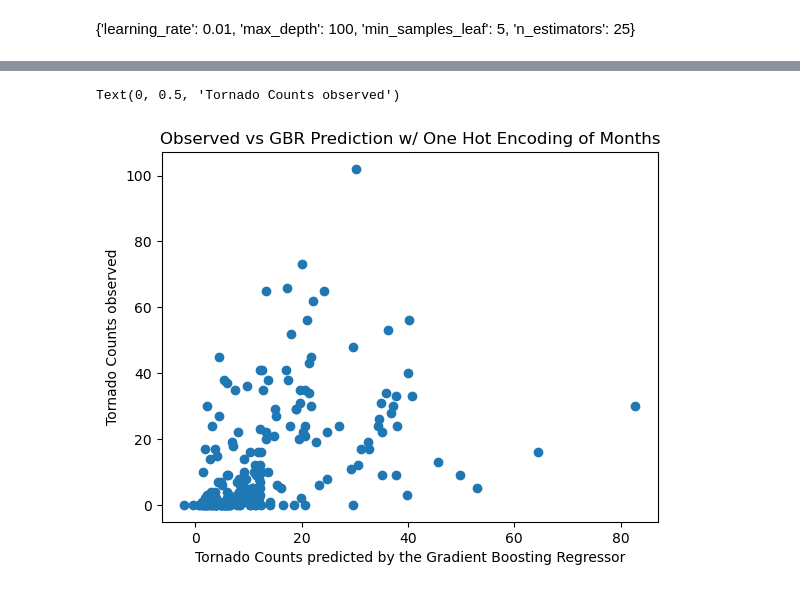
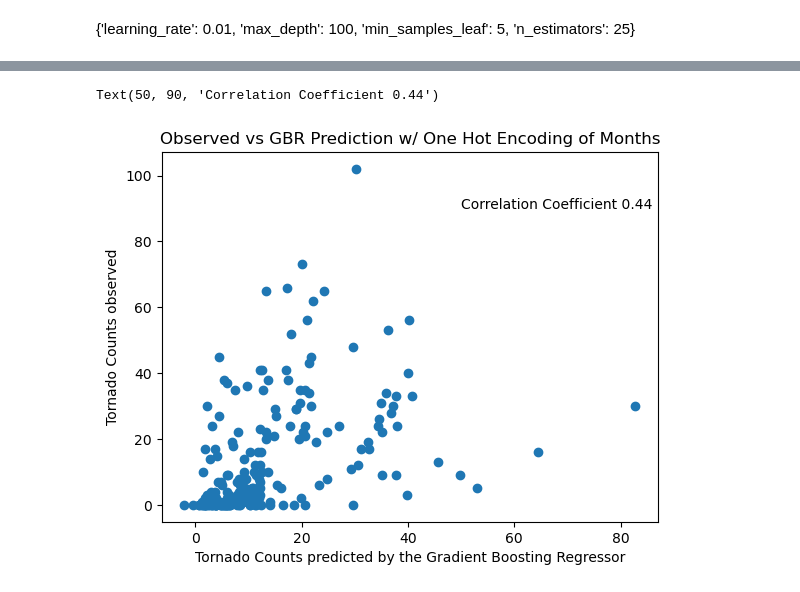
Before and after one commit to ArcticOctopi/ATMS-523-Module-6, a Jupyter notebook: Park-solution.ipynb, the cells around one changed output, grey strips where cells are left out. Drawn from its saved outputs; the diff is of its cells as text; code cells hidden in the pictures.

```diff
--- a/Park-solution.ipynb
+++ b/Park-solution.ipynb
@@ -261,8 +194,10 @@ With a mean score of:
 # %%
+coco = pearsonr(gbr_predicted_OH, y_test)
 plt.scatter(gbr_predicted_OH, y_test)
 plt.title('Observed vs GBR Prediction w/ One Hot Encoding of Months')
 plt.xlabel('Tornado Counts predicted by the Gradient Boosting Regressor')
 plt.ylabel('Tornado Counts observed')
+plt.text(x = 50, y = 90, s = "Correlation Coefficient " + str(np.round(coco.statistic, 3)))
 # %% [output]
-Text(0, 0.5, 'Tornado Counts observed')
+Text(50, 90, 'Correlation Coefficient 0.44')
-[figure, old version]
+[figure, new version]
```
Also changed, not shown: parts of 20 cells of this notebook.
